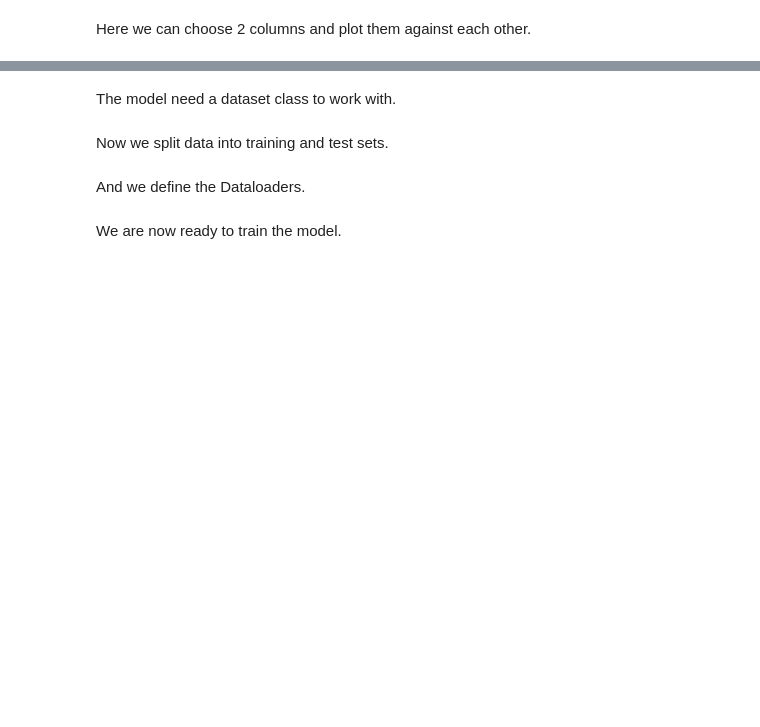
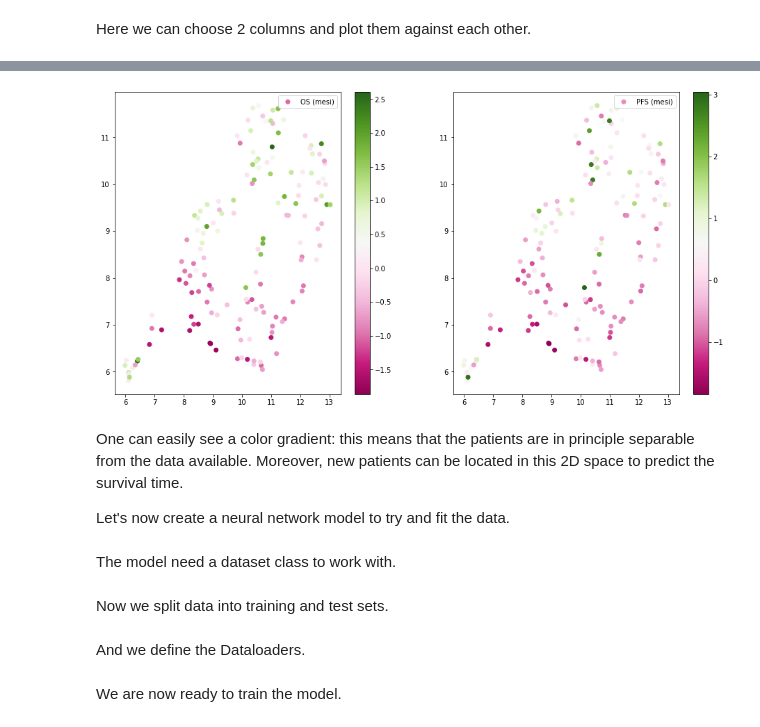
Before and after one commit to gullo97/medicine2, a Jupyter notebook: notebook.ipynb, the cells around one changed output, grey strips where cells are left out. Drawn from its saved outputs; the diff is of its cells as text; code cells hidden in the pictures; blank space fills up the shorter version.

Commit message:
Plotted UMAP encodings

```diff
--- a/notebook.ipynb
+++ b/notebook.ipynb
@@ -108,3 +99,26 @@ Let's create a model.
+# %%
+# UMAP on data
+import umap
+reducer = umap.UMAP()
+embedding = reducer.fit_transform(data.iloc[:, :-2])
+# %%
+# plot embedding
+plt.figure(figsize=(16,8))
+plt.subplot(1,2,1)
+plt.scatter(embedding[:, 0], embedding[:, 1], c=data.iloc[:, -2], cmap='PiYG', label=data.columns[-2])
+plt.legend()
+plt.colorbar()
+plt.subplot(1,2,2)
+plt.scatter(embedding[:, 0], embedding[:, 1], c=data.iloc[:, -1], cmap='PiYG', label=data.columns[-1])
+plt.colorbar()
+plt.legend()
+plt.show()
+# %% [output]
+[figure, added]
+# %% [markdown]
+One can easily see a color gradient: this means that the patients are in principle separable from the data available. Moreover, new patients can be located in this 2D space to predict the survival time.
+
+Let's now create a neural network model to try and fit the data.
 # %%
 import torch
 import torch.nn as nn
```
Also changed, not shown: parts of 11 cells of this notebook, 1 other file.
